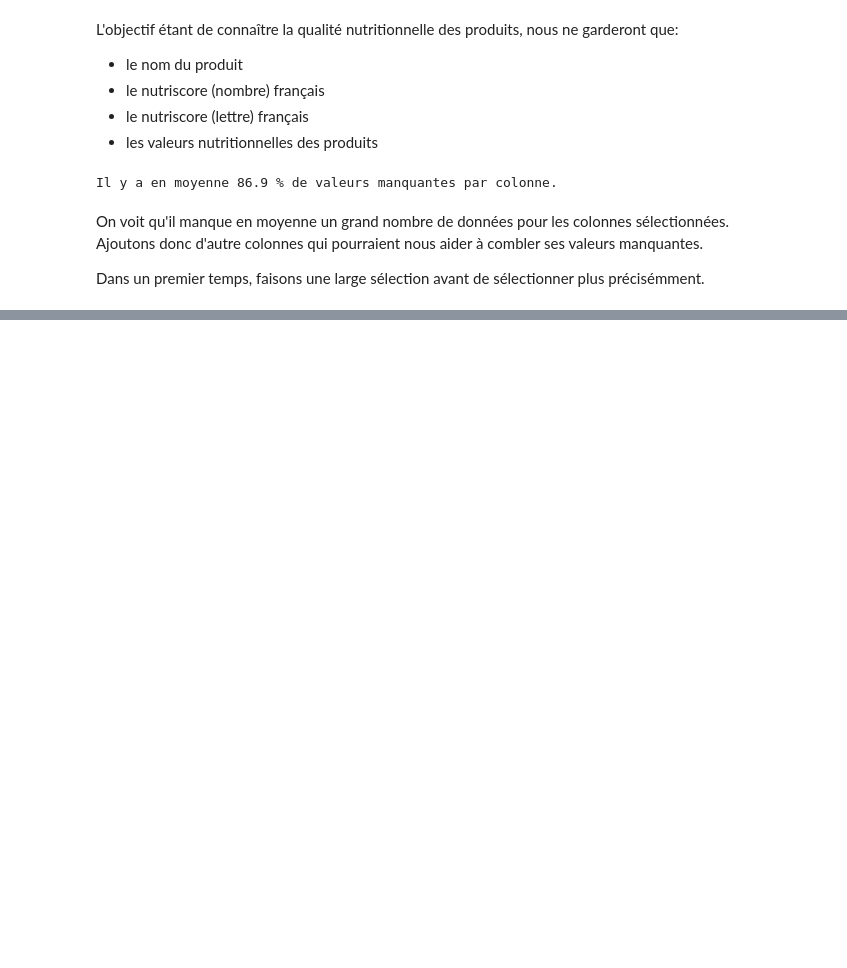
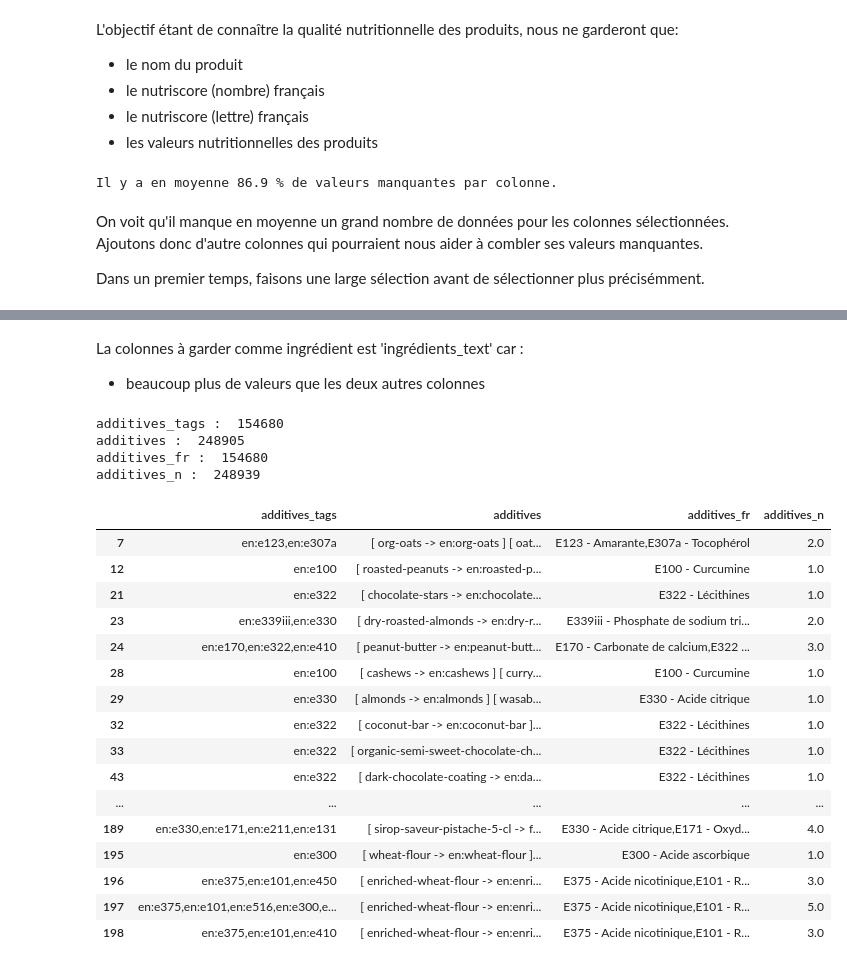
Before and after one commit to Nacim-B/Sante_Publique_France, a Jupyter notebook: Sante_Publique.ipynb, the cells around one changed output, grey strips where cells are left out. Saved outputs shown, nothing was run; the diff lists cells and outputs as text; code cells hidden in the pictures; blank space fills up the shorter version.

```diff
--- a/Sante_Publique.ipynb
+++ b/Sante_Publique.ipynb
@@ -87,0 +182,3 @@ False
+# %% [markdown]
+La colonnes à garder comme ingrédient est 'ingrédients_text' car :
+  - beaucoup plus de valeurs que les deux autres colonnes
@@ -87,0 +187,29 @@ False
+# %%
+nombreNotNa(df, additif)
+# %% [output]
+additives_tags :  154680
+additives :  248905
+additives_fr :  154680
+additives_n :  248939
+# %%
+# 40 lignes des colonnes additifs, où aucune valeur nulle n'est présente
+
+df[additif].dropna(subset=additif, how='any').head(40)
+# %% [output]
+|  | additives_tags | additives | additives_fr | additives_n |
+| 7 | en:e123,en:e307a | [ org-oats -> en:org-oats ] [ oat... | E123 - Amarante,E307a - Tocophérol | 2.0 |
+| 12 | en:e100 | [ roasted-peanuts -> en:roasted-p... | E100 - Curcumine | 1.0 |
+| 21 | en:e322 | [ chocolate-stars -> en:chocolate... | E322 - Lécithines | 1.0 |
+| 23 | en:e339iii,en:e330 | [ dry-roasted-almonds -> en:dry-r... | E339iii - Phosphate de sodium tri... | 2.0 |
+| 24 | en:e170,en:e322,en:e410 | [ peanut-butter -> en:peanut-butt... | E170 - Carbonate de calcium,E322 ... | 3.0 |
+| 28 | en:e100 | [ cashews -> en:cashews ] [ curry... | E100 - Curcumine | 1.0 |
+| 29 | en:e330 | [ almonds -> en:almonds ] [ wasab... | E330 - Acide citrique | 1.0 |
+| 32 | en:e322 | [ coconut-bar -> en:coconut-bar ]... | E322 - Lécithines | 1.0 |
+| 33 | en:e322 | [ organic-semi-sweet-chocolate-ch... | E322 - Lécithines | 1.0 |
+| 43 | en:e322 | [ dark-chocolate-coating -> en:da... | E322 - Lécithines | 1.0 |
+| ... | ... | ... | ... | ... |
+| 189 | en:e330,en:e171,en:e211,en:e131 | [ sirop-saveur-pistache-5-cl -> f... | E330 - Acide citrique,E171 - Oxyd... | 4.0 |
+| 195 | en:e300 | [ wheat-flour -> en:wheat-flour ]... | E300 - Acide ascorbique | 1.0 |
+| 196 | en:e375,en:e101,en:e450 | [ enriched-wheat-flour -> en:enri... | E375 - Acide nicotinique,E101 - R... | 3.0 |
+| 197 | en:e375,en:e101,en:e516,en:e300,e... | [ enriched-wheat-flour -> en:enri... | E375 - Acide nicotinique,E101 - R... | 5.0 |
+| 198 | en:e375,en:e101,en:e410 | [ enriched-wheat-flour -> en:enri... | E375 - Acide nicotinique,E101 - R... | 3.0 |
```
Also changed, not shown: parts of 17 cells of this notebook.
